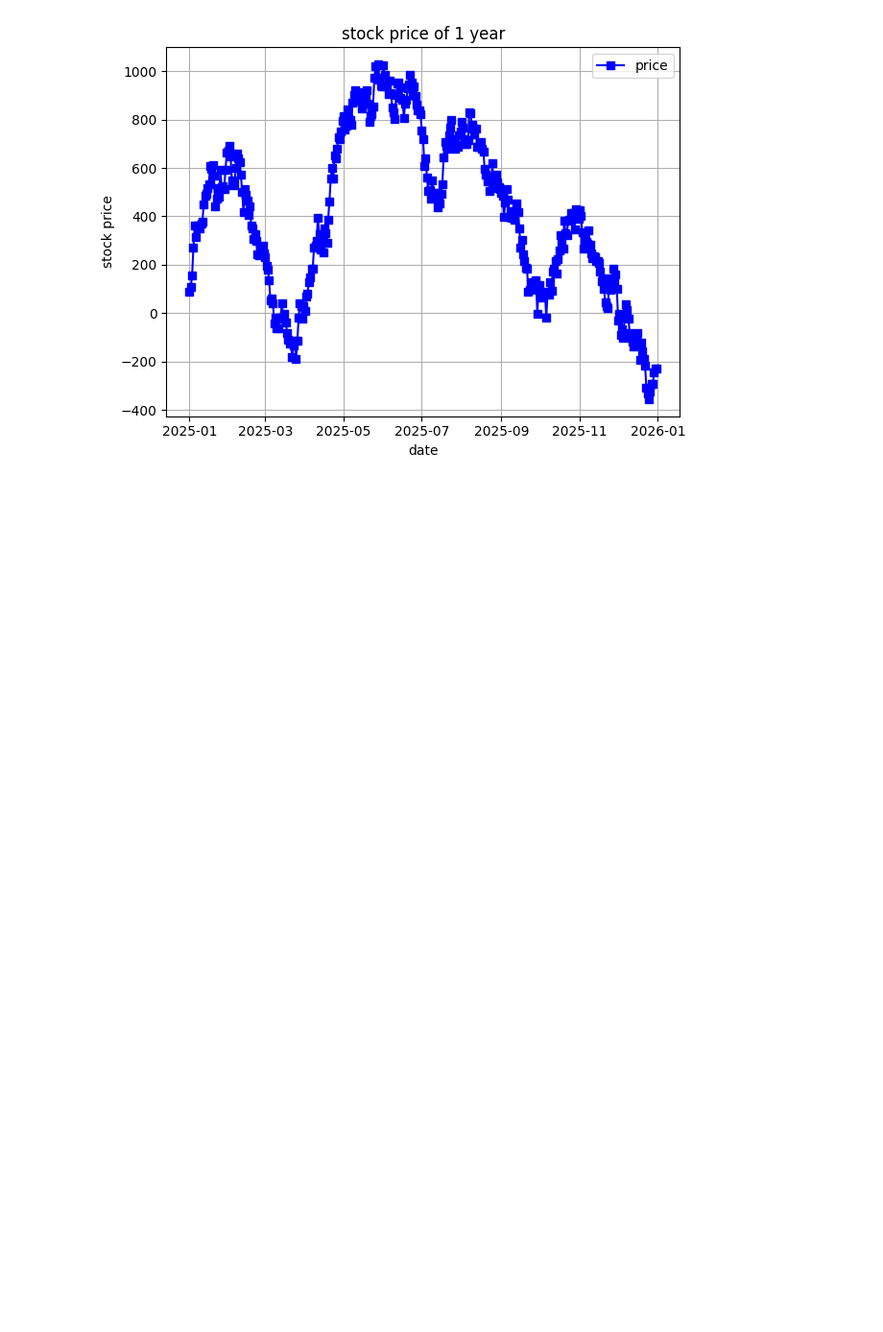
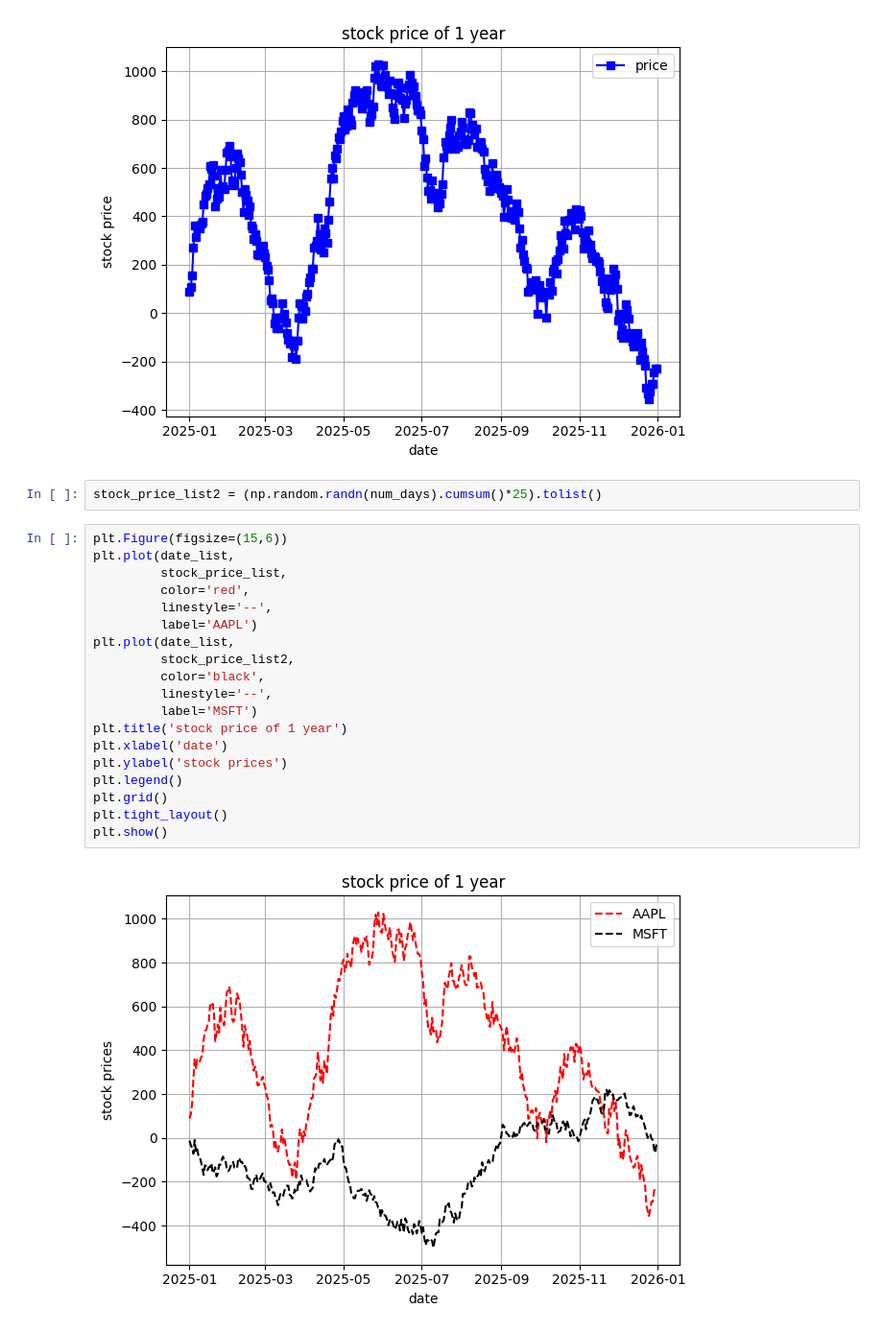
Before and after one commit to nizamuddin-solangi/py_libraries, a Jupyter notebook: matplotlib.ipynb, the cells around one changed output. Shown at 96% size. Drawn from its saved outputs; the diff is of its cells as text; blank space fills up the shorter version.

```diff
--- a/matplotlib.ipynb
+++ b/matplotlib.ipynb
@@ -130,3 +130,26 @@ plt.tight_layout()
 plt.show()
 # %% [output]
 [figure]
+# %%
+stock_price_list2 = (np.random.randn(num_days).cumsum()*25).tolist()
+# %%
+plt.Figure(figsize=(15,6))
+plt.plot(date_list,
+         stock_price_list,
+         color='red',
+         linestyle='--',
+         label='AAPL')
+plt.plot(date_list,
+         stock_price_list2,
+         color='black',
+         linestyle='--',
+         label='MSFT')
+plt.title('stock price of 1 year')
+plt.xlabel('date')
+plt.ylabel('stock prices')
+plt.legend()
+plt.grid()
+plt.tight_layout()
+plt.show()
+# %% [output]
+[figure, added]
```
Also changed, not shown: 2 other files.
